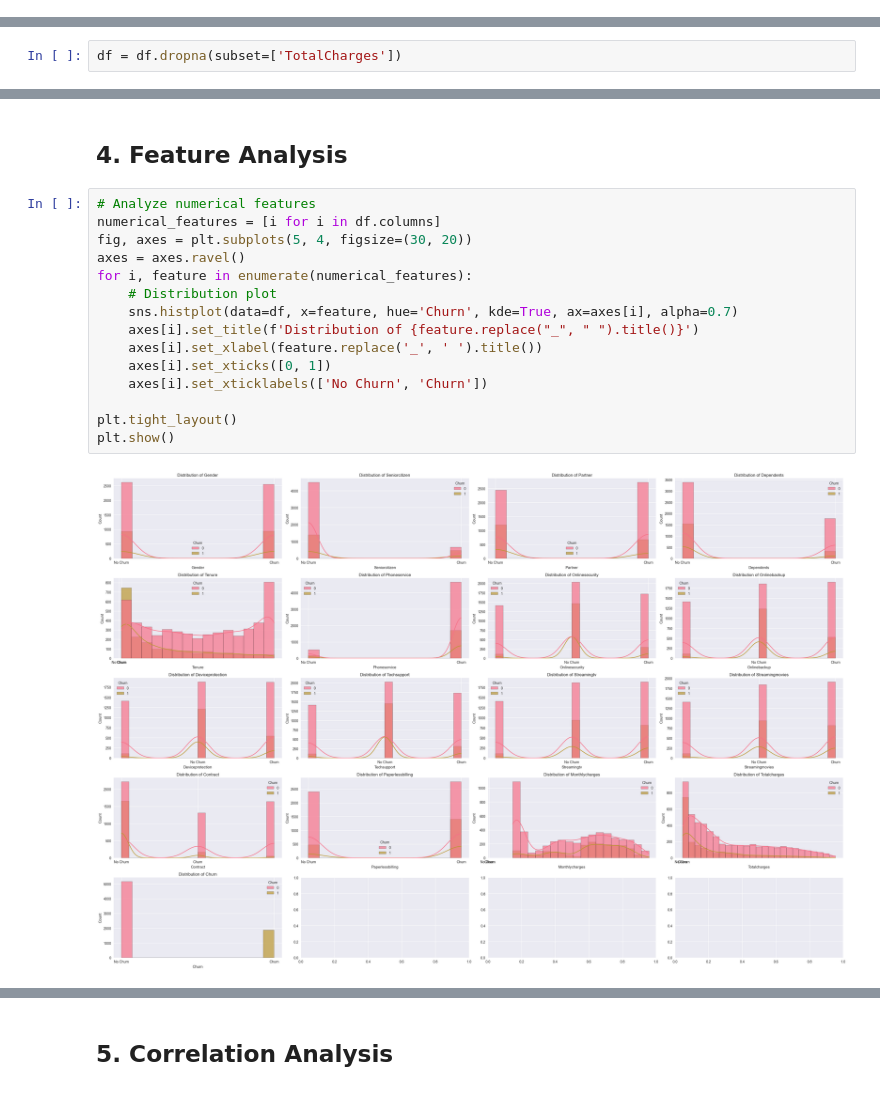
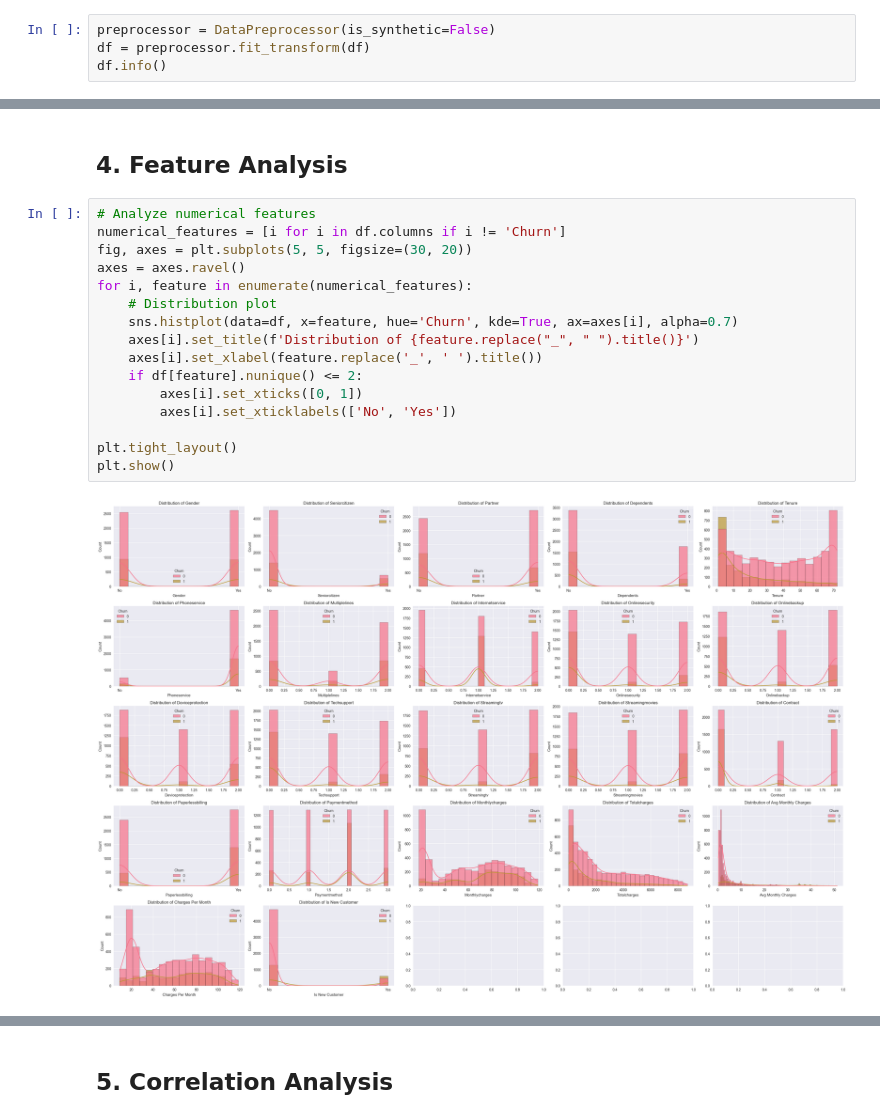
Before and after one commit to HubertRozumek/mlops-pipeline, a Jupyter notebook: notebooks/data-exploration.ipynb, the cells around one changed output, grey strips where cells are left out. Cells and saved outputs as stored; diff of their text form.

```diff
--- a/notebooks/data-exploration.ipynb
+++ b/notebooks/data-exploration.ipynb
@@ -92,0 +62,4 @@ First 5 rows:
+# %%
+preprocessor = DataPreprocessor(is_synthetic=False)
+df = preprocessor.fit_transform(df)
+df.info()
@@ -127,3 +141 @@ TotalCharges             11            0.156183
-# %%
-df = df.dropna(subset=['TotalCharges'])
 # %%
@@ -184,20 +196,21 @@ Churn (1): 1869 (26.6%)
 ## 4. Feature Analysis
 # %%
 # Analyze numerical features
-numerical_features = [i for i in df.columns]
-fig, axes = plt.subplots(5, 4, figsize=(30, 20))
+numerical_features = [i for i in df.columns if i != 'Churn']
+fig, axes = plt.subplots(5, 5, figsize=(30, 20))
 axes = axes.ravel()
 for i, feature in enumerate(numerical_features):
     # Distribution plot
     sns.histplot(data=df, x=feature, hue='Churn', kde=True, ax=axes[i], alpha=0.7)
     axes[i].set_title(f'Distribution of {feature.replace("_", " ").title()}')
     axes[i].set_xlabel(feature.replace('_', ' ').title())
-    axes[i].set_xticks([0, 1])
-    axes[i].set_xticklabels(['No Churn', 'Churn'])
+    if df[feature].nunique() <= 2:
+        axes[i].set_xticks([0, 1])
+        axes[i].set_xticklabels(['No', 'Yes'])
 
 plt.tight_layout()
 plt.show()
 # %% [output]
-[figure, old version]
+[figure, new version]
 # %%
 # Box plots for numerical features by churn
```
Also changed, not shown: parts of 23 cells of this notebook.
